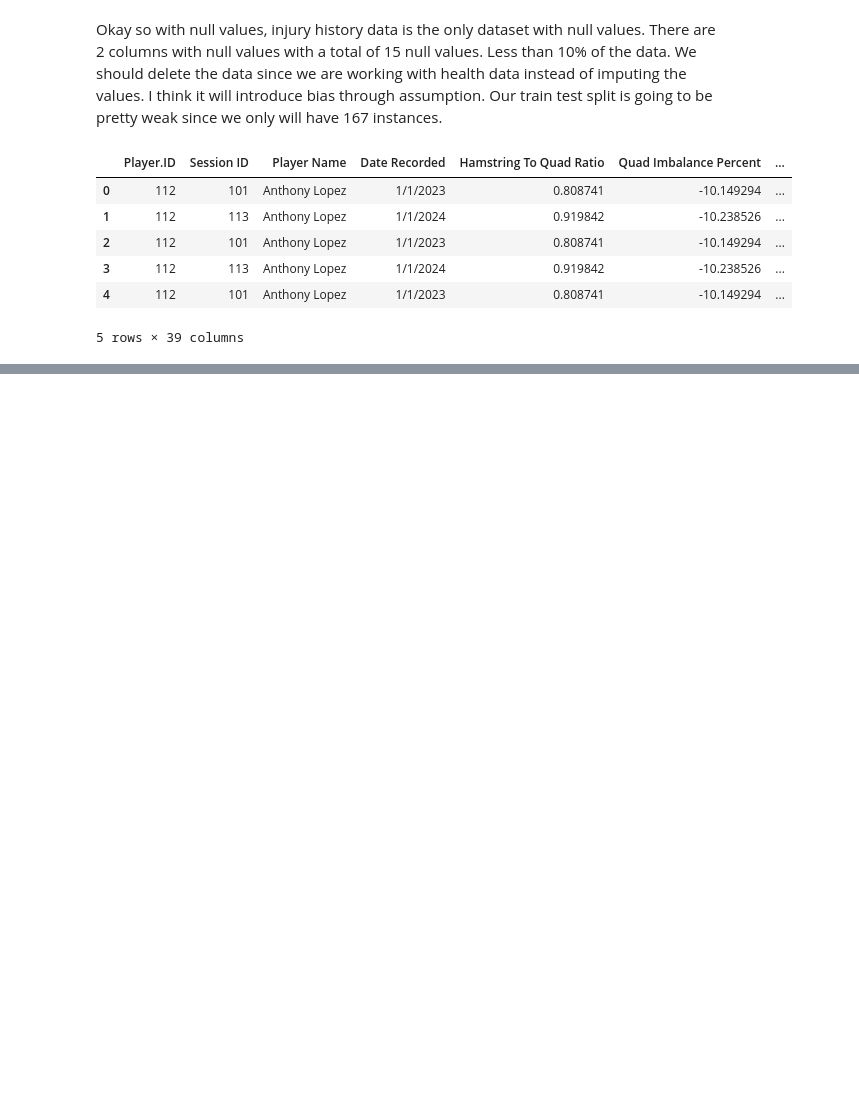
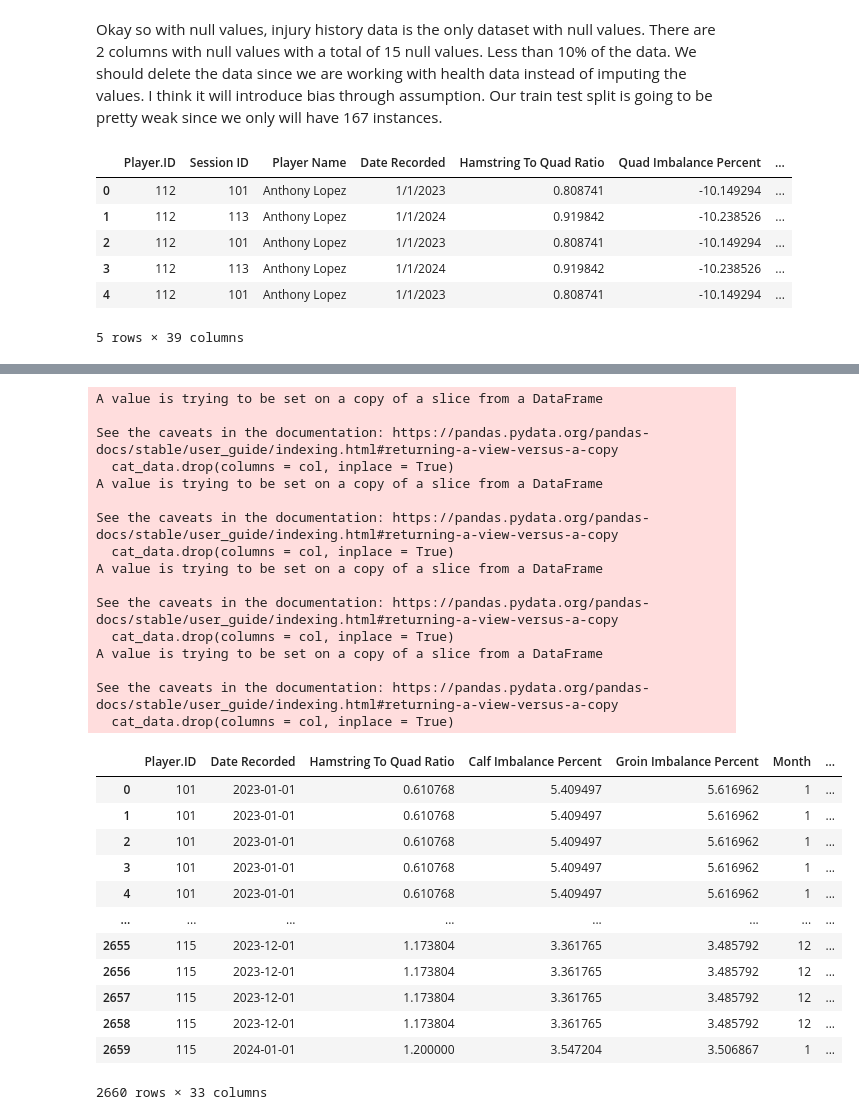
Before and after one commit to sskashya/Stat_padding-DataScience-Competition, a Jupyter notebook: ds_comp_eda.ipynb, the cells around one changed output, grey strips where cells are left out. Drawn from its saved outputs; the diff is of its cells as text; code cells hidden in the pictures; blank space fills up the shorter version.

```diff
--- a/ds_comp_eda.ipynb
+++ b/ds_comp_eda.ipynb
@@ -307,0 +353,2 @@ ohe_injury_data = pd.concat([non_cat_data, ohe_cat_data], axis = 1)
+# %%
+clean_sorted_obt = clean_sorted_obt.reset_index()
@@ -307,0 +372,56 @@ ohe_injury_data = pd.concat([non_cat_data, ohe_cat_data], axis = 1)
+# %%
+ohe = OneHotEncoder(sparse_output=False, drop = 'first')
+
+non_cat_data = clean_sorted_obt.select_dtypes(include=['number', 'datetime'])
+non_cat_data_columns = non_cat_data.columns.tolist()
+cat_columns = set(clean_sorted_obt.columns) - set(non_cat_data.columns)
+cat_data = clean_sorted_obt[list(cat_columns)]
+
+multi_colinear_columns = ['Injury Type',
+       'Body Part', 'Side', 'Injury Date', 'Severity', 'Recovery Time (days)', 'Player.ID', 'Date Recorded', 'Session_Date']
+for col in multi_colinear_columns:
+    if col in cat_data.columns:
+        cat_data.drop(columns = col, inplace = True)
+
+ohe_cat_data = ohe.fit_transform(cat_data)
+
+ohe_cat_df = pd.DataFrame(ohe_cat_data, columns=list(ohe.get_feature_names_out()))
+ohe_injury_data = pd.concat([non_cat_data, ohe_cat_df], axis = 1)
+ohe_cat_columns = list(ohe.get_feature_names_out())
+
+col_to_drop = ['level_0', 'index']
+for col in col_to_drop :
+    if col in ohe_injury_data.columns:
+        ohe_injury_data.drop(columns = col, inplace = True)
+
+ohe_injury_data
+# %% [output]
+A value is trying to be set on a copy of a slice from a DataFrame
+
+See the caveats in the documentation: https://pandas.pydata.org/pandas-docs/stable/user_guide/indexing.html#returning-a-view-versus-a-copy
+  cat_data.drop(columns = col, inplace = True)
+A value is trying to be set on a copy of a slice from a DataFrame
+
+See the caveats in the documentation: https://pandas.pydata.org/pandas-docs/stable/user_guide/indexing.html#returning-a-view-versus-a-copy
+  cat_data.drop(columns = col, inplace = True)
+A value is trying to be set on a copy of a slice from a DataFrame
+
+See the caveats in the documentation: https://pandas.pydata.org/pandas-docs/stable/user_guide/indexing.html#returning-a-view-versus-a-copy
+  cat_data.drop(columns = col, inplace = True)
+A value is trying to be set on a copy of a slice from a DataFrame
+
+See the caveats in the documentation: https://pandas.pydata.org/pandas-docs/stable/user_guide/indexing.html#returning-a-view-versus-a-copy
+  cat_data.drop(columns = col, inplace = True)
+|  | Player.ID | Date Recorded | Hamstring To Quad Ratio | Calf Imbalance Percent | Groin Imbalance Percent | Month | ... |
+| 0 | 101 | 2023-01-01 | 0.610768 | 5.409497 | 5.616962 | 1 | ... |
+| 1 | 101 | 2023-01-01 | 0.610768 | 5.409497 | 5.616962 | 1 | ... |
+| 2 | 101 | 2023-01-01 | 0.610768 | 5.409497 | 5.616962 | 1 | ... |
+| 3 | 101 | 2023-01-01 | 0.610768 | 5.409497 | 5.616962 | 1 | ... |
+| 4 | 101 | 2023-01-01 | 0.610768 | 5.409497 | 5.616962 | 1 | ... |
+| ... | ... | ... | ... | ... | ... | ... | ... |
+| 2655 | 115 | 2023-12-01 | 1.173804 | 3.361765 | 3.485792 | 12 | ... |
+| 2656 | 115 | 2023-12-01 | 1.173804 | 3.361765 | 3.485792 | 12 | ... |
+| 2657 | 115 | 2023-12-01 | 1.173804 | 3.361765 | 3.485792 | 12 | ... |
+| 2658 | 115 | 2023-12-01 | 1.173804 | 3.361765 | 3.485792 | 12 | ... |
+| 2659 | 115 | 2024-01-01 | 1.200000 | 3.547204 | 3.506867 | 1 | ... |
+2660 rows × 33 columns
```
Also changed, not shown: parts of 27 cells of this notebook.
